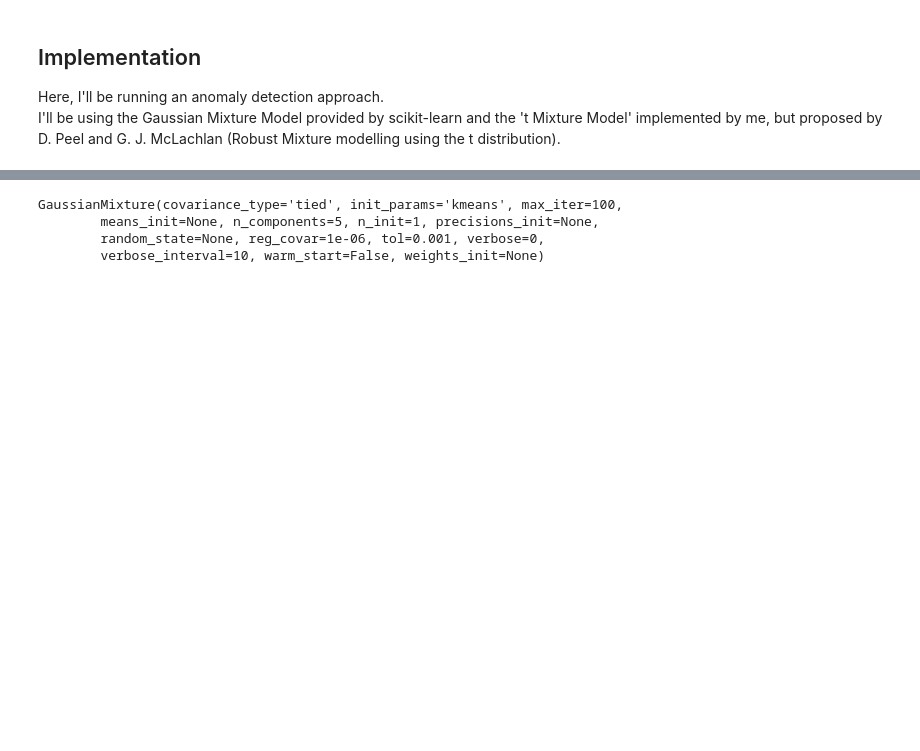
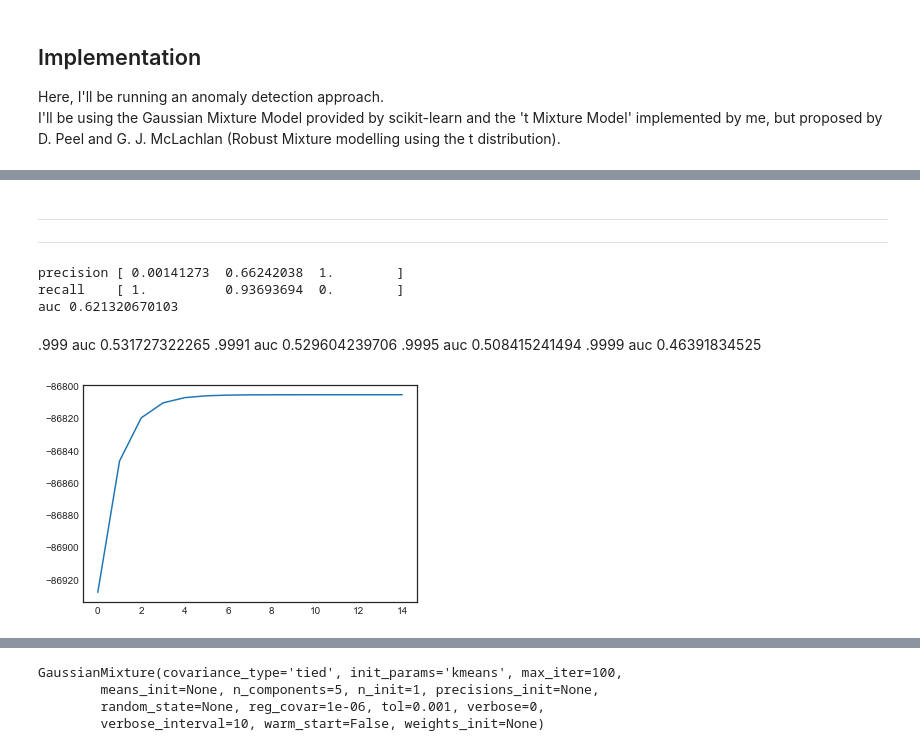
Before and after one commit to NekuSakuraba/machine-learning, a Jupyter notebook: projects/capstone/project/Project Development.ipynb, the cells around one changed output, grey strips where cells are left out. Saved outputs shown, nothing was run; the diff lists cells and outputs as text; code cells hidden in the pictures; blank space fills up the shorter version.

```diff
--- a/projects/capstone/project/Project Development.ipynb
+++ b/projects/capstone/project/Project Development.ipynb
@@ -600,0 +628,8 @@ auc 0.608320615983
+# %%
+t_clf = MultivariateTMixture(n_components=1)
+t_clf.fit(X_resampled)
+
+l = []
+for i in range(15):
+    t_clf.iterate(X_resampled)
+    l.append(t_clf.log_likelihood(X_resampled))
@@ -600,0 +728,8 @@ auc 0.608320615983
+# %%
+t_clf = MultivariateTMixture(n_components=1)
+t_clf.fit(X_resampled)
+
+l = []
+for i in range(15):
+    t_clf.iterate(X_resampled)
+    l.append(t_clf.log_likelihood(X_resampled))
@@ -600,0 +763,20 @@ auc 0.608320615983
+# %% [markdown]
+---
+
+---
+# %%
+t = chi2.ppf(0.9997, 5) ** .5
+
+# if not inside the confidence interval, it'll be labeled as fraud (1)
+y_pred = [1 if y_ > t else 0 for y_ in y_score]
+
+precision, recall, _ = precision_recall_curve(y_pred, y_true)
+auc = average_precision_score(y_true=y_true, y_score=y_pred)
+
+print 'precision %s' % precision
+print 'recall    %s' % recall
+print 'auc %s' % auc
+# %% [output]
+precision [ 0.00141273  0.66242038  1.        ]
+recall    [ 1.          0.93693694  0.        ]
+auc 0.621320670103
@@ -600,0 +803,18 @@ auc 0.608320615983
+# %% [markdown]
+.999  auc 0.531727322265
+.9991 auc 0.529604239706
+.9995 auc 0.508415241494
+.9999 auc 0.46391834525
+# %%
+t_clf = MultivariateTMixture(n_components=1)
+t_clf.fit(X_resampled)
+
+l = []
+for i in range(15):
+    t_clf.iterate(X_resampled)
+    l.append(t_clf.log_likelihood(X_resampled))
+# %%
+plt.plot(range(len(l)), l)
+plt.show()
+# %% [output]
+[figure, added]
```
Also changed, not shown: parts of 53 cells of this notebook.
